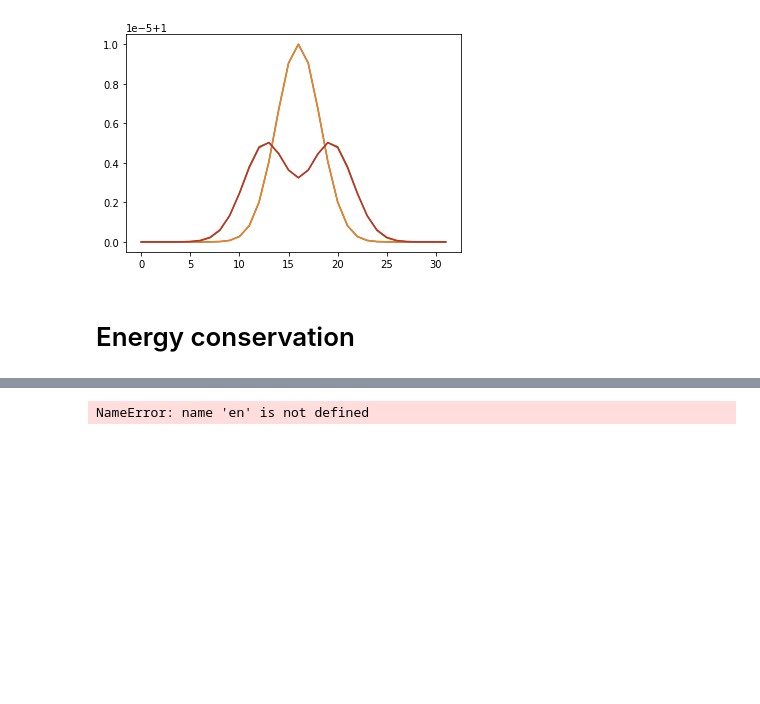
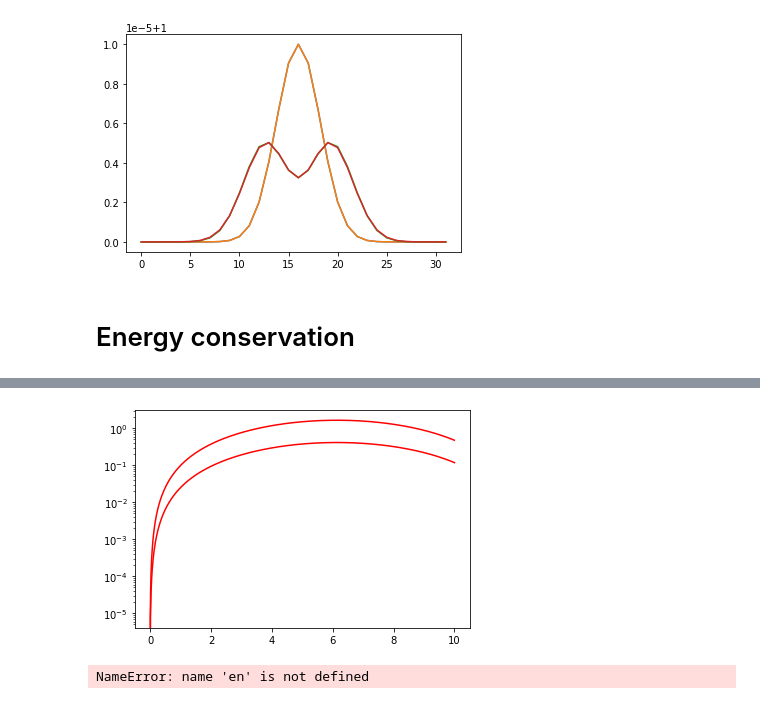
Before and after one commit to jannisgebbo/langevinA, a Jupyter notebook: ModelG/plotidealtest.ipynb, the cells around one changed output, grey strips where cells are left out. Drawn from its saved outputs; the diff is of its cells as text; code cells hidden in the pictures; blank space fills up the shorter version.

```diff
--- a/ModelG/plotidealtest.ipynb
+++ b/ModelG/plotidealtest.ipynb
@@ -73,3 +76,9 @@ NameError: name 'en' is not defined
+# %%
+plt.plot(PV2001[:,0],np.abs((PV2001[:,4]-PV2001[0,4])/PV2001[1,4]),'r')
+plt.plot(PV20005[:,0], 4 * np.abs((PV20005[:,4]-PV20005[0,4])/PV20005[1,4]),'r')
+plt.yscale('log')
+# %% [output]
+[figure, added]
 # %%
 plt.plot(en[:,0],en[:,1])
 plt.plot(en[:,0],en[:,2])
```
Also changed, not shown: parts of 2 cells of this notebook, 6 other files.
